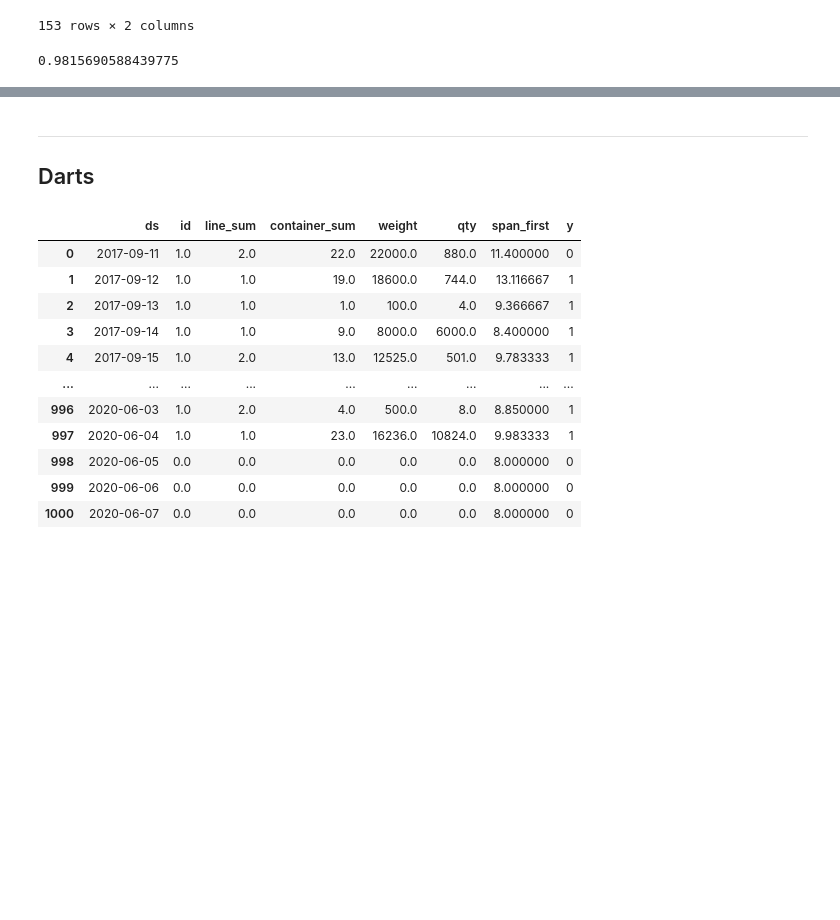
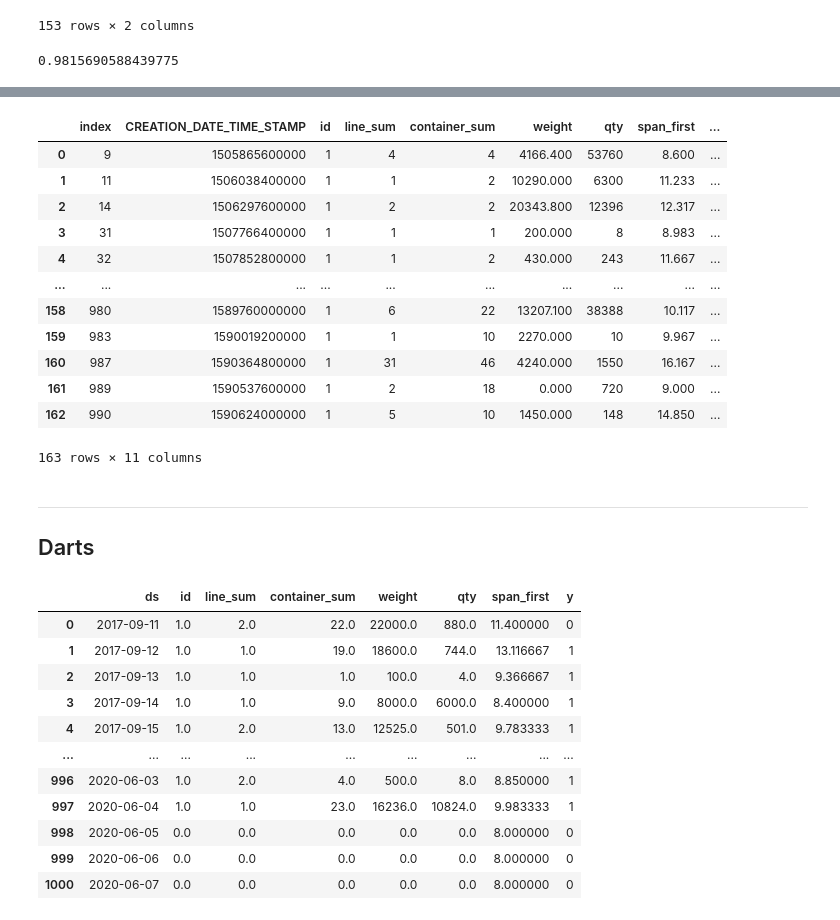
Before and after one commit to fyenne/play3_timeseries, a Jupyter notebook: hpi_out.ipynb, the cells around one changed output, grey strips where cells are left out. Cells and saved outputs as stored; diff of their text form; code cells hidden in the pictures; blank space fills up the shorter version.

```diff
--- a/hpi_out.ipynb
+++ b/hpi_out.ipynb
@@ -667,0 +695,16 @@ mean_absolute_percentage_error(sult['qty_tar'], sult['predict'])
+# %%
+test.as_data_frame()
+# %% [output]
+|  | index | CREATION_DATE_TIME_STAMP | id | line_sum | container_sum | weight | qty | span_first | ... |
+| 0 | 9 | 1505865600000 | 1 | 4 | 4 | 4166.400 | 53760 | 8.600 | ... |
+| 1 | 11 | 1506038400000 | 1 | 1 | 2 | 10290.000 | 6300 | 11.233 | ... |
+| 2 | 14 | 1506297600000 | 1 | 2 | 2 | 20343.800 | 12396 | 12.317 | ... |
+| 3 | 31 | 1507766400000 | 1 | 1 | 1 | 200.000 | 8 | 8.983 | ... |
+| 4 | 32 | 1507852800000 | 1 | 1 | 2 | 430.000 | 243 | 11.667 | ... |
+| ... | ... | ... | ... | ... | ... | ... | ... | ... | ... |
+| 158 | 980 | 1589760000000 | 1 | 6 | 22 | 13207.100 | 38388 | 10.117 | ... |
+| 159 | 983 | 1590019200000 | 1 | 1 | 10 | 2270.000 | 10 | 9.967 | ... |
+| 160 | 987 | 1590364800000 | 1 | 31 | 46 | 4240.000 | 1550 | 16.167 | ... |
+| 161 | 989 | 1590537600000 | 1 | 2 | 18 | 0.000 | 720 | 9.000 | ... |
+| 162 | 990 | 1590624000000 | 1 | 5 | 10 | 1450.000 | 148 | 14.850 | ... |
+163 rows × 11 columns
```
Also changed, not shown: parts of 11 cells of this notebook.
